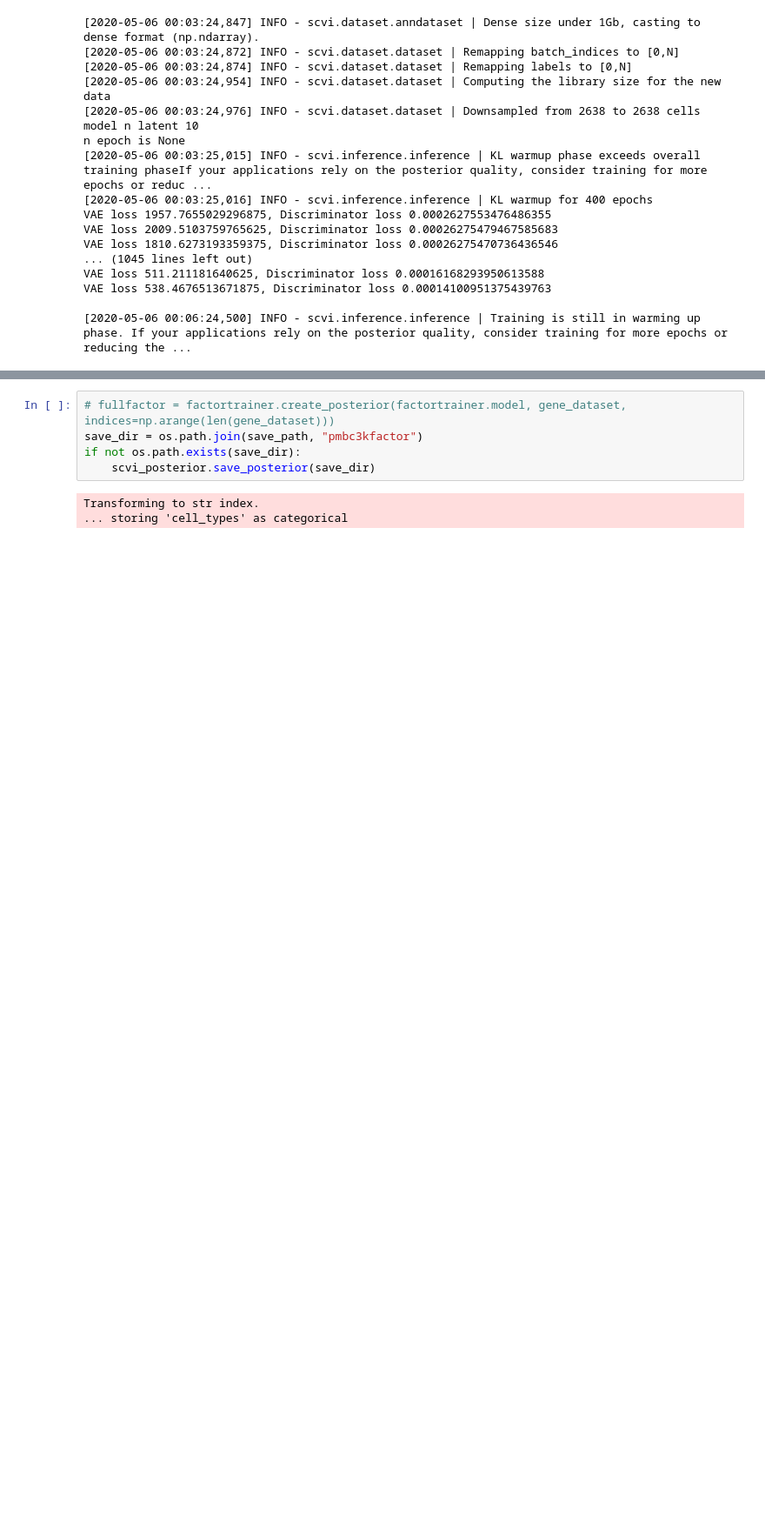
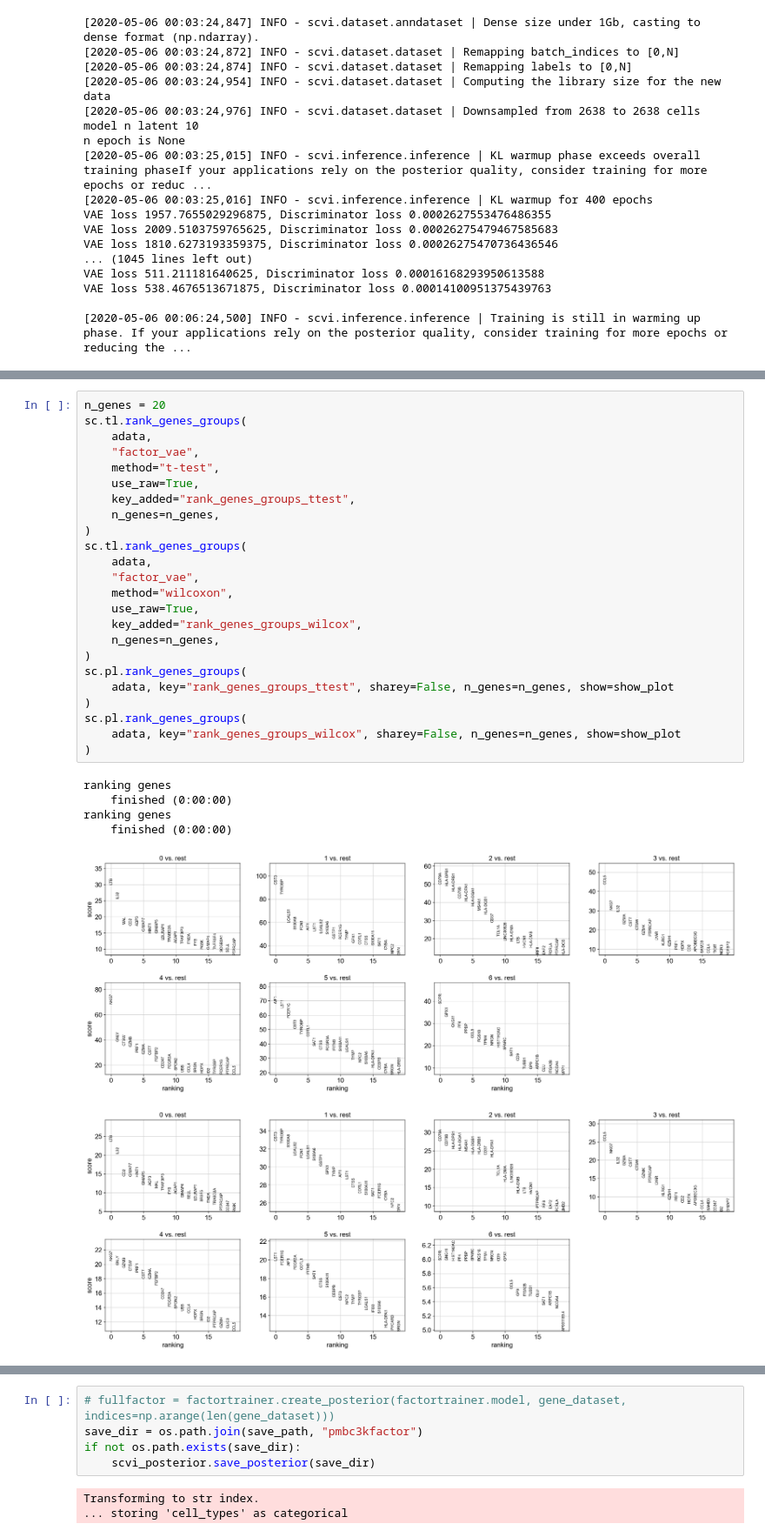
Before and after one commit to HarryMao1011/SingleCellFactorVAE, a Jupyter notebook: traversingLatentSpace.ipynb, the cells around one changed output, grey strips where cells are left out. Shown at 87% size. Drawn from its saved outputs; the diff is of its cells as text; blank space fills up the shorter version.

```diff
--- a/traversingLatentSpace.ipynb
+++ b/traversingLatentSpace.ipynb
@@ -177,0 +269,31 @@ VAE loss 538.4676513671875, Discriminator loss 0.00014100951375439763
+# %%
+n_genes = 20
+sc.tl.rank_genes_groups(
+    adata,
+    "factor_vae",
+    method="t-test",
+    use_raw=True,
+    key_added="rank_genes_groups_ttest",
+    n_genes=n_genes,
+)
+sc.tl.rank_genes_groups(
+    adata,
+    "factor_vae",
+    method="wilcoxon",
+    use_raw=True,
+    key_added="rank_genes_groups_wilcox",
+    n_genes=n_genes,
+)
+sc.pl.rank_genes_groups(
+    adata, key="rank_genes_groups_ttest", sharey=False, n_genes=n_genes, show=show_plot
+)
+sc.pl.rank_genes_groups(
+    adata, key="rank_genes_groups_wilcox", sharey=False, n_genes=n_genes, show=show_plot
+)
+# %% [output]
+ranking genes
+    finished (0:00:00)
+ranking genes
+    finished (0:00:00)
+[figure, added]
+[figure, added]
```
Also changed, not shown: parts of 13 cells of this notebook.
